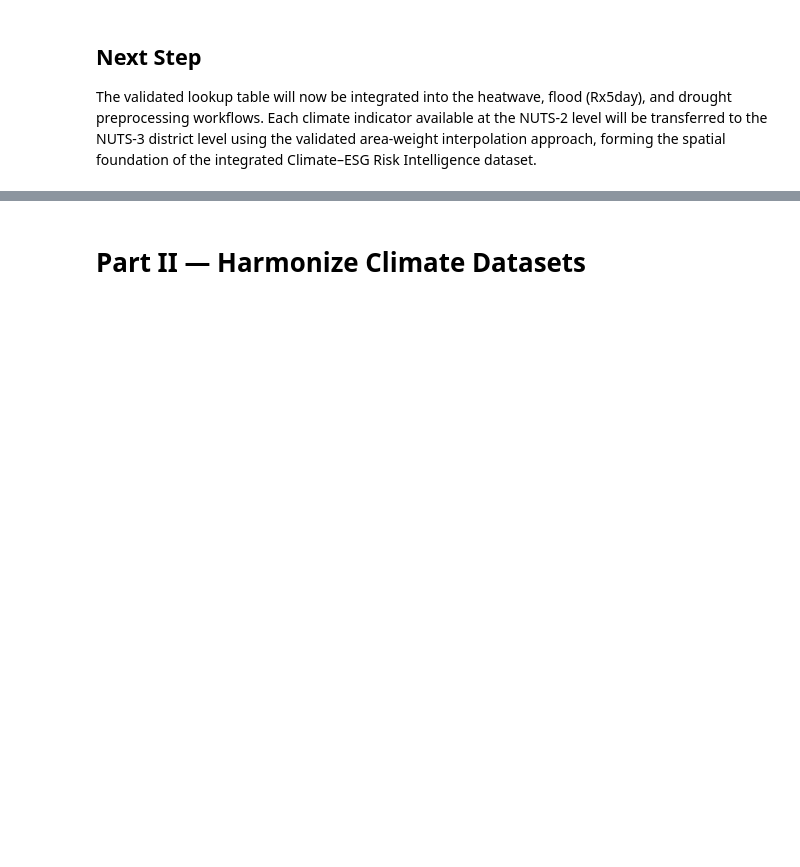
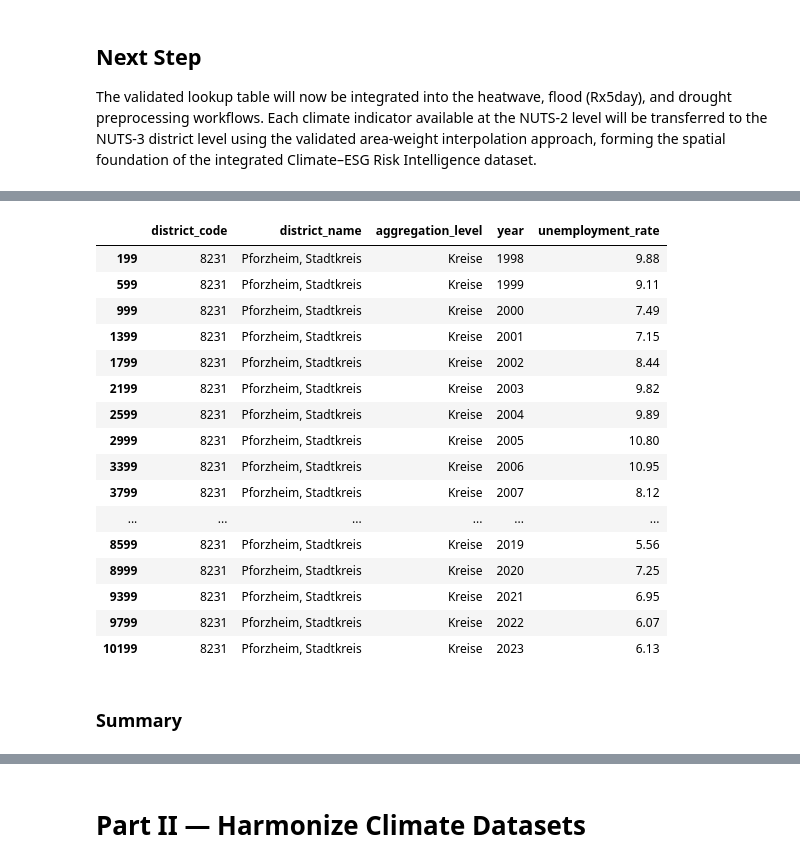
Before and after one commit to purityrima/climate-esg-risk-intelligence-germany, a Jupyter notebook: notebooks/08_climate_dataset_harmonization_nuts2_to_nuts3-kreise.ipynb, the cells around one changed output, grey strips where cells are left out. Drawn from its saved outputs; the diff is of its cells as text; code cells hidden in the pictures; blank space fills up the shorter version.

```diff
--- a/notebooks/08_climate_dataset_harmonization_nuts2_to_nuts3-kreise.ipynb
+++ b/notebooks/08_climate_dataset_harmonization_nuts2_to_nuts3-kreise.ipynb
@@ -422,0 +654,25 @@ The validated lookup table will now be integrated into the heatwave, flood (Rx5d
+# %%
+unemployment[
+    unemployment["district_name"]
+    .str.contains("Pforzheim", case=False, na=False)
+].drop_duplicates()
+# %% [output]
+|  | district_code | district_name | aggregation_level | year | unemployment_rate |
+| 199 | 8231 | Pforzheim, Stadtkreis | Kreise | 1998 | 9.88 |
+| 599 | 8231 | Pforzheim, Stadtkreis | Kreise | 1999 | 9.11 |
+| 999 | 8231 | Pforzheim, Stadtkreis | Kreise | 2000 | 7.49 |
+| 1399 | 8231 | Pforzheim, Stadtkreis | Kreise | 2001 | 7.15 |
+| 1799 | 8231 | Pforzheim, Stadtkreis | Kreise | 2002 | 8.44 |
+| 2199 | 8231 | Pforzheim, Stadtkreis | Kreise | 2003 | 9.82 |
+| 2599 | 8231 | Pforzheim, Stadtkreis | Kreise | 2004 | 9.89 |
+| 2999 | 8231 | Pforzheim, Stadtkreis | Kreise | 2005 | 10.80 |
+| 3399 | 8231 | Pforzheim, Stadtkreis | Kreise | 2006 | 10.95 |
+| 3799 | 8231 | Pforzheim, Stadtkreis | Kreise | 2007 | 8.12 |
+| ... | ... | ... | ... | ... | ... |
+| 8599 | 8231 | Pforzheim, Stadtkreis | Kreise | 2019 | 5.56 |
+| 8999 | 8231 | Pforzheim, Stadtkreis | Kreise | 2020 | 7.25 |
+| 9399 | 8231 | Pforzheim, Stadtkreis | Kreise | 2021 | 6.95 |
+| 9799 | 8231 | Pforzheim, Stadtkreis | Kreise | 2022 | 6.07 |
+| 10199 | 8231 | Pforzheim, Stadtkreis | Kreise | 2023 | 6.13 |
+# %% [markdown]
+### Summary
```
Also changed, not shown: parts of 18 cells of this notebook.
